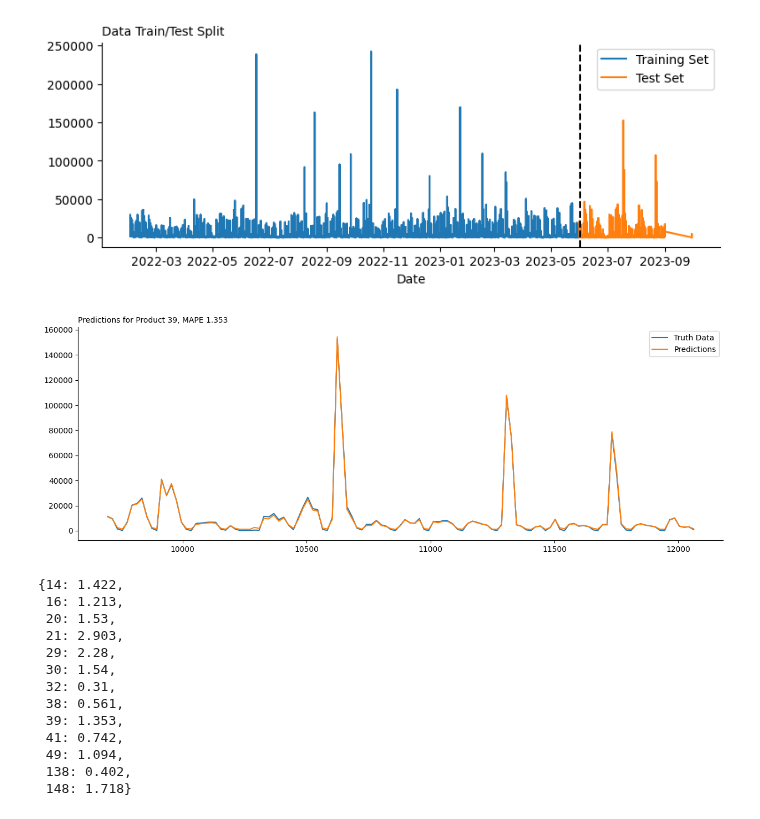
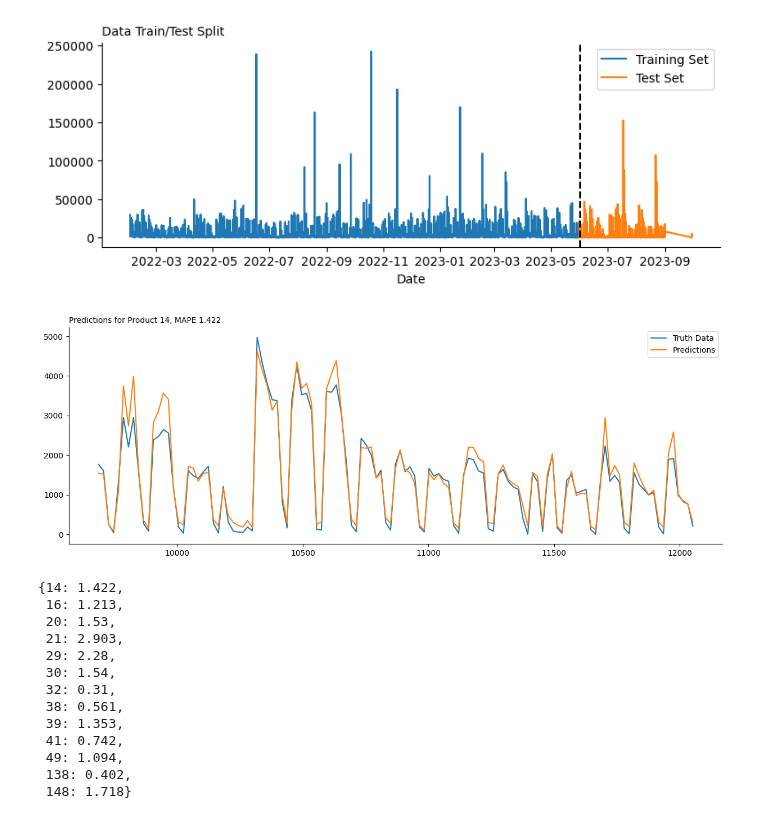
Before and after one commit to ayigitdogan/PharmaProject, a Jupyter notebook: IE492 - Pharma Project.ipynb, the cells around one changed output. Cells and saved outputs as stored; diff of their text form; code cells hidden in the pictures.

```diff
--- a/IE492 - Pharma Project.ipynb
+++ b/IE492 - Pharma Project.ipynb
@@ -80,7 +79,7 @@ df_promo.head()
 # %% [markdown]
 ### 2.1. Merged Dataset (Sales Data + Promotion Data)
 # %%
-df = pd.read_parquet("Sales_Data_v2.parquet")
+df = pd.read_parquet("Data/Sales_Data_v2.parquet")
 df["TotalQty"] = df["PaidQty"] + df["FreeQty"]
 df
 # %% [output]
@@ -466,6 +433,8 @@ plt.show()
 # %% [output]
 [figure]
 # %%
+# products = [14,  16,  20,  21,  29,  30,  32,  38,  39,  41,  49, 138, 148]
+
 # Single product
 
 df_prod = df
@@ -474,38 +443,38 @@ df_prod = df_prod.reset_index()
 
 # Parameters
 equation = 'TotalQty ~ FreeQty + Q("1") + Q("2") + Q("3") + Q("4") + Q("5") + Q("6") + Q("7") + Q("8") + Q("9") + Q("10") + Q("11") + Q("12") + Q("13") + Q("14") + Q("15") + Q("16") + Q("17") + Q("18") + Q("19") + Q("20") + Q("21") + Q("22") + Q("23") + Q("24") + Q("25") + Q("26") + Q("27") + Q("28") + Q("29") + Q("30") + Q("31") - 1'
-prod_id = 39
+prod_id = 14
 split_date = dt.datetime(2023, 6, 1)    # (2023, 6, 1) -> 80-20 split
 
 # Data prep.
 
 d = df_prod[df_prod.ProductId == prod_id]
 d["Date"] = pd.to_datetime(d.Date)
 d["dayofmonth"] = d.Date.dt.day
 d = d[["Date", "TotalQty", "FreeQty", "dayofmonth"]]
 one_hot = pd.get_dummies(d['dayofmonth']).astype(int)
 d = d.drop('dayofmonth', axis = 1)
 d = d.join(one_hot)
 d.columns = [str(i) for i in list(d.columns)]
 train = d[d["Date"] < split_date]
 test = d[d["Date"] >= split_date]
 
 # Fit model, get predictions
 fit = smf.ols(equation, train).fit()
 pred = fit.get_prediction(test)
 test["Predictions"] = pred.predicted
 
 # MAPE
 mape = round(mean_absolute_percentage_error(test.TotalQty, test.Predictions), 3)
 
 # Plot
 ax = test[["TotalQty"]].plot(figsize=(15, 5))
 test['Predictions'].plot(ax=ax, style='-')
 plt.legend(['Truth Data', 'Predictions'])
 ax.set_title('Predictions for Product {}, MAPE {}'.format(prod_id, mape))
 plt.show()
 # %% [output]
-[figure, old version]
+[figure, new version]
 # %%
 # All MAPEs
 
```
Also changed, not shown: parts of 28 cells of this notebook, 4 other files.
